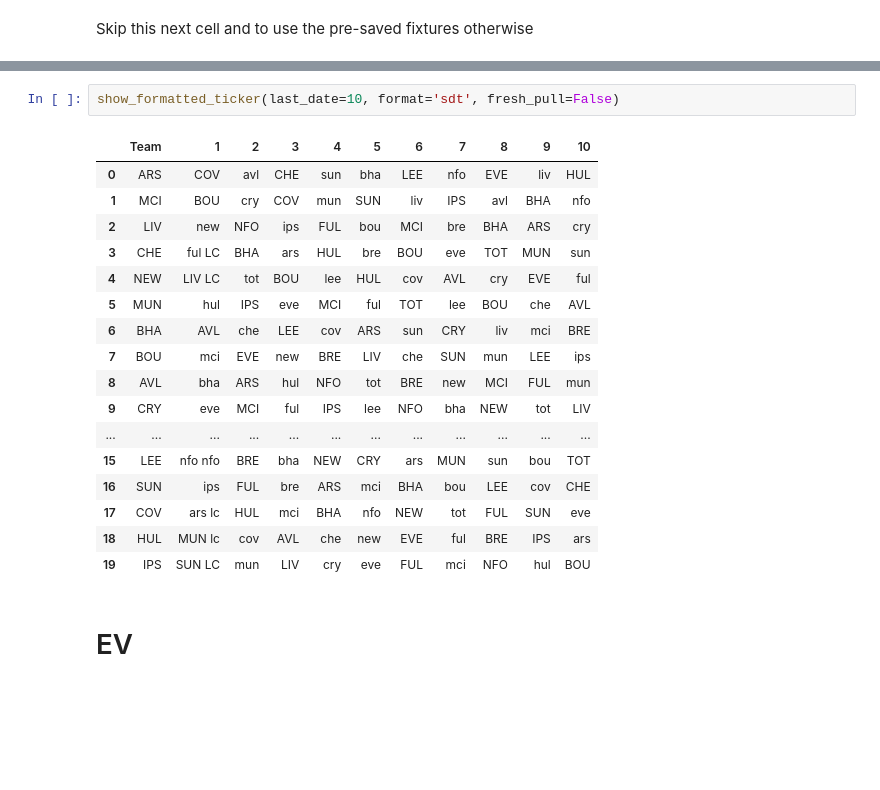
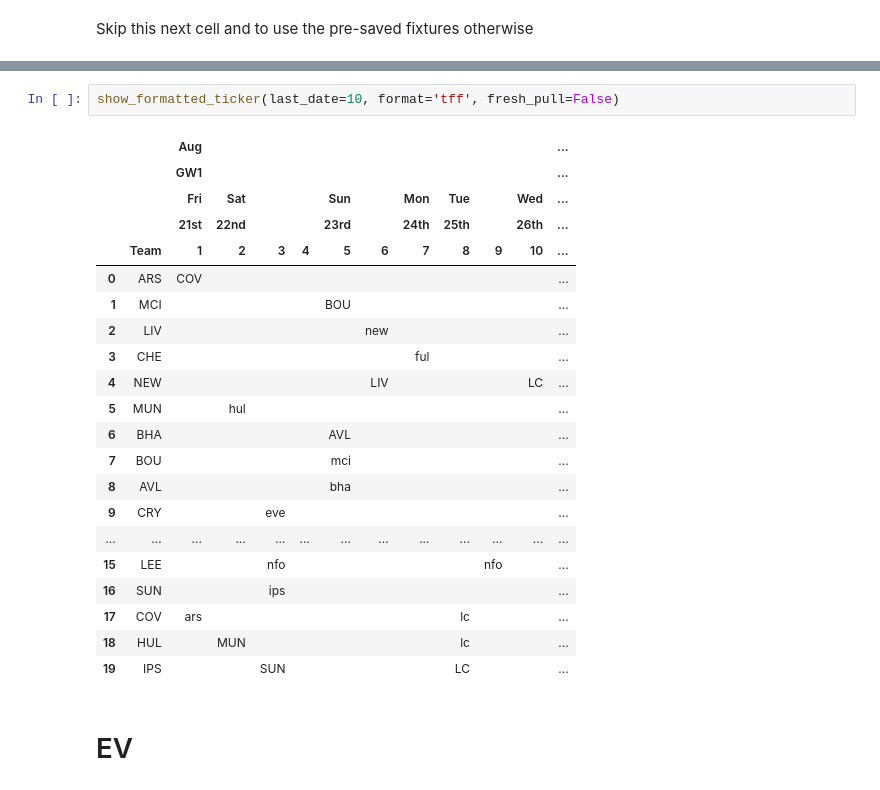
Before and after one commit to karljayb/multi_ff_opt, a Jupyter notebook: run/run.ipynb, the cells around one changed output, grey strips where cells are left out. Cells and saved outputs as stored; diff of their text form; blank space fills up the shorter version.

```diff
--- a/run/run.ipynb
+++ b/run/run.ipynb
@@ -456,25 +456,29 @@ get_fix(custom_fixtures=True, format='sdt', convert_time=True)
 # %% [output]
 fixture_df saved
 # %%
-show_formatted_ticker(last_date=10, format='sdt', fresh_pull=False)
+show_formatted_ticker(last_date=10, format='tff', fresh_pull=False)
 # %% [output]
-|  | Team | 1 | 2 | 3 | 4 | 5 | 6 | 7 | 8 | 9 | 10 |
-| 0 | ARS | COV | avl | CHE | sun | bha | LEE | nfo | EVE | liv | HUL |
-| 1 | MCI | BOU | cry | COV | mun | SUN | liv | IPS | avl | BHA | nfo |
-| 2 | LIV | new | NFO | ips | FUL | bou | MCI | bre | BHA | ARS | cry |
-| 3 | CHE | ful LC | BHA | ars | HUL | bre | BOU | eve | TOT | MUN | sun |
-| 4 | NEW | LIV LC | tot | BOU | lee | HUL | cov | AVL | cry | EVE | ful |
-| 5 | MUN | hul | IPS | eve | MCI | ful | TOT | lee | BOU | che | AVL |
-| 6 | BHA | AVL | che | LEE | cov | ARS | sun | CRY | liv | mci | BRE |
-| 7 | BOU | mci | EVE | new | BRE | LIV | che | SUN | mun | LEE | ips |
-| 8 | AVL | bha | ARS | hul | NFO | tot | BRE | new | MCI | FUL | mun |
-| 9 | CRY | eve | MCI | ful | IPS | lee | NFO | bha | NEW | tot | LIV |
-| ... | ... | ... | ... | ... | ... | ... | ... | ... | ... | ... | ... |
-| 15 | LEE | nfo nfo | BRE | bha | NEW | CRY | ars | MUN | sun | bou | TOT |
-| 16 | SUN | ips | FUL | bre | ARS | mci | BHA | bou | LEE | cov | CHE |
-| 17 | COV | ars lc | HUL | mci | BHA | nfo | NEW | tot | FUL | SUN | eve |
-| 18 | HUL | MUN lc | cov | AVL | che | new | EVE | ful | BRE | IPS | ars |
-| 19 | IPS | SUN LC | mun | LIV | cry | eve | FUL | mci | NFO | hul | BOU |
+|  |  | Aug |  |  |  |  |  |  |  |  |  | ... |
+|  |  | GW1 |  |  |  |  |  |  |  |  |  | ... |
+|  |  | Fri | Sat |  |  | Sun |  | Mon | Tue |  | Wed | ... |
+|  |  | 21st | 22nd |  |  | 23rd |  | 24th | 25th |  | 26th | ... |
+|  | Team | 1 | 2 | 3 | 4 | 5 | 6 | 7 | 8 | 9 | 10 | ... |
+| 0 | ARS | COV |  |  |  |  |  |  |  |  |  | ... |
+| 1 | MCI |  |  |  |  | BOU |  |  |  |  |  | ... |
+| 2 | LIV |  |  |  |  |  | new |  |  |  |  | ... |
+| 3 | CHE |  |  |  |  |  |  | ful |  |  |  | ... |
+| 4 | NEW |  |  |  |  |  | LIV |  |  |  | LC | ... |
+| 5 | MUN |  | hul |  |  |  |  |  |  |  |  | ... |
+| 6 | BHA |  |  |  |  | AVL |  |  |  |  |  | ... |
+| 7 | BOU |  |  |  |  | mci |  |  |  |  |  | ... |
+| 8 | AVL |  |  |  |  | bha |  |  |  |  |  | ... |
+| 9 | CRY |  |  | eve |  |  |  |  |  |  |  | ... |
+| ... | ... | ... | ... | ... | ... | ... | ... | ... | ... | ... | ... | ... |
+| 15 | LEE |  |  | nfo |  |  |  |  |  | nfo |  | ... |
+| 16 | SUN |  |  | ips |  |  |  |  |  |  |  | ... |
+| 17 | COV | ars |  |  |  |  |  |  | lc |  |  | ... |
+| 18 | HUL |  | MUN |  |  |  |  |  | lc |  |  | ... |
+| 19 | IPS |  |  | SUN |  |  |  |  | LC |  |  | ... |
 # %% [markdown]
 # EV
 # %%
```
Also changed, not shown: parts of 7 cells of this notebook, 5 other files.
